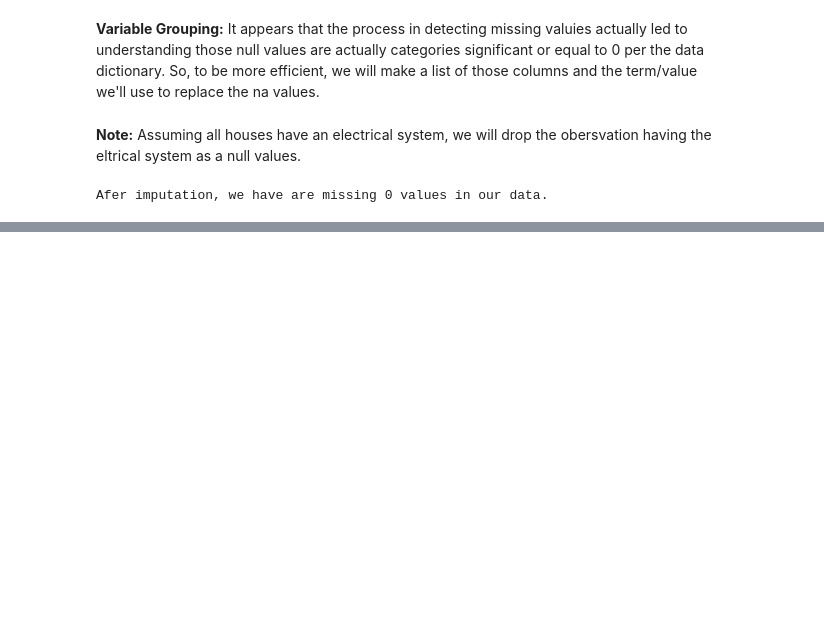
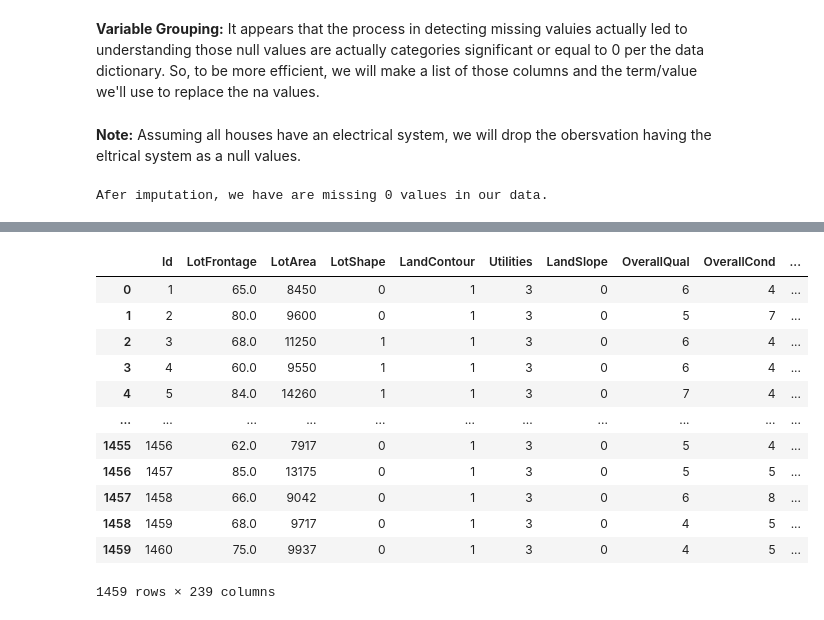
Before and after one commit to aorsot1/data_science_kaggle_datasets, a Jupyter notebook: house_price_predictions/house_price_prediction.ipynb, the cells around one changed output, grey strips where cells are left out. Cells and saved outputs as stored; diff of their text form; code cells hidden in the pictures; blank space fills up the shorter version.

```diff
--- a/house_price_predictions/house_price_prediction.ipynb
+++ b/house_price_predictions/house_price_prediction.ipynb
@@ -309,25 +329,45 @@ new_df.drop(columns=nominal, axis=1, inplace=True)
 # %%
 # Encoding cardinal categorical variables
-cardinal = {
-    'LotShape': {'Reg':0, 'IR1': 1, 'IR2':2, 'IR3':3},
-    'LandContour': {'Low':0, 'Lvl':1, 'Bnk':2, 'HLS':3},
-    'LandSlope': {'Gtl': 0, 'Mod': 1, 'Sev':2},
-    'OverallQual': {1: 0, 2: 1, 3:2, 4:3, 5:4, 6:5, 7:6, 8:7, 9:8, 10:9},
-    'OverallCond': {1: 0, 2: 1, 3:2, 4:3, 5:4, 6:5, 7:6, 8:7, 9:8, 10:9},
-    'ExterQual': {'Po':0, 'Fa':1, 'TA':2, 'Gd':3, 'Ex':4},
-    'ExterCond': {'Po':0, 'Fa':1, 'TA':2, 'Gd':3, 'Ex':4},
-    'BsmtQual': {'No Basement':0, 'Po':1, 'Fa':2, 'TA':3, 'Gd':4, 'Ex':5},
-    'BsmtCond': {'No Basement':0, 'Po':1, 'Fa':2, 'TA':3, 'Gd':4, 'Ex':5},
-    'BsmtExposure': {'No Basement':0, 'No':1, 'Mn':2, 'Av':3, 'Gd':4},
-    'BsmtFinType1': {'No Basement':0, 'Unf':1, 'LwQ':2, 'Rec':3, 'BLQ':4, 'ALQ':5, 'GLQ':6},
-    'BsmtFinType2': {'No Basement':0, 'Unf':1, 'LwQ':2, 'Rec':3, 'BLQ':4, 'ALQ':5, 'GLQ':6},
-    'HeatingQC': {'Po':0, 'Fa':1, 'TA':2, 'Gd':3, 'Ex':4},
-    'KitchenQual': {'Po':0, 'Fa':1, 'TA':2, 'Gd':3, 'Ex':4},
-    'FireplaceQu': {'No Fireplace':0, 'Po':1, 'Fa':2, 'TA':3, 'Gd':4, 'Ex':5},
-    'GarageFinish': {'No Garage':0, 'Unf':1, 'RFn':2, 'Fin':3},
-    'GarageQual': {'No Garage':0, 'Po':1, 'Fa':2, 'TA':3, 'Gd':4, 'Ex':5},
-    'GarageCond': {'No Garage':0, 'Po':1, 'Fa':2, 'TA':3, 'Gd':4, 'Ex':5},
-    'PavedDrive': {'N':0, 'P':1, 'Y':2},
-    'PoolQC': {'No Pool':0, 'Po':1, 'Fa':2, 'TA':3, 'Gd':4, 'Ex':5},
-    'Fence': {'No Fence':0, 'MnWw':1, 'GdWo':2, 'MnPrv':3, 'GdPrv':4},
-           }
+ordinal_cols_mapping = [
+    {"col" : 'LotShape', "mapping": {'Reg':0, 'IR1': 1, 'IR2':2, 'IR3':3}},
+    {"col" : 'LandContour', "mapping": {'Low':0, 'Lvl':1, 'Bnk':2, 'HLS':3}},
+    {"col" : 'Utilities', "mapping": {'ELO':0, 'NoSeWa':1, 'NoSewr':2, 'AllPub':3}},
+    {"col" : 'LandSlope', "mapping": {'Gtl': 0, 'Mod': 1, 'Sev':2}},
+    {"col" : 'OverallQual', "mapping": {1: 0, 2: 1, 3:2, 4:3, 5:4, 6:5, 7:6, 8:7, 9:8, 10:9}},
+    {"col" : 'OverallCond', "mapping": {1: 0, 2: 1, 3:2, 4:3, 5:4, 6:5, 7:6, 8:7, 9:8, 10:9}},
+    {"col" : 'ExterQual', "mapping": {'Po':0, 'Fa':1, 'TA':2, 'Gd':3, 'Ex':4}},
+    {"col" : 'ExterCond', "mapping": {'Po':0, 'Fa':1, 'TA':2, 'Gd':3, 'Ex':4}},
+    {"col" : 'BsmtQual', "mapping": {'No Basement':0, 'Po':1, 'Fa':2, 'TA':3, 'Gd':4, 'Ex':5}},
+    {"col" : 'BsmtCond', "mapping": {'No Basement':0, 'Po':1, 'Fa':2, 'TA':3, 'Gd':4, 'Ex':5}},
+    {"col" : 'BsmtExposure', "mapping": {'No Basement':0, 'No':1, 'Mn':2, 'Av':3, 'Gd':4}},
+    {"col" : 'BsmtFinType1', "mapping": {'No Basement':0, 'Unf':1, 'LwQ':2, 'Rec':3, 'BLQ':4, 'ALQ':5, 'GLQ':6}},
+    {"col" : 'BsmtFinType2', "mapping": {'No Basement':0, 'Unf':1, 'LwQ':2, 'Rec':3, 'BLQ':4, 'ALQ':5, 'GLQ':6}},
+    {"col" : 'HeatingQC', "mapping": {'Po':0, 'Fa':1, 'TA':2, 'Gd':3, 'Ex':4}},
+    {"col" : 'KitchenQual', "mapping": {'Po':0, 'Fa':1, 'TA':2, 'Gd':3, 'Ex':4}},
+    {"col" : 'FireplaceQu', "mapping": {'No Fireplace':0, 'Po':1, 'Fa':2, 'TA':3, 'Gd':4, 'Ex':5}},
+    {"col" : 'GarageFinish', "mapping": {'No Garage':0, 'Unf':1, 'RFn':2, 'Fin':3}},
+    {"col" : 'GarageQual', "mapping": {'No Garage':0, 'Po':1, 'Fa':2, 'TA':3, 'Gd':4, 'Ex':5}},
+    {"col" : 'GarageCond', "mapping": {'No Garage':0, 'Po':1, 'Fa':2, 'TA':3, 'Gd':4, 'Ex':5}},
+    {"col" : 'PavedDrive', "mapping": {'N':0, 'P':1, 'Y':2}},
+    {"col" : 'PoolQC', "mapping": {'No Pool':0, 'Po':1, 'Fa':2, 'TA':3, 'Gd':4, 'Ex':5}},
+    {"col" : 'PoolQC', "mapping":{'No Fence':0, 'MnWw':1, 'GdWo':2, 'MnPrv':3, 'GdPrv':4}}
+]
+
+# Applying label encoder
+ordenc = OrdinalEncoder(mapping = ordinal_cols_mapping, return_df = True)
+final_df = ordenc.fit_transform(card_df)
+final_df
+# %% [output]
+|  | Id | LotFrontage | LotArea | LotShape | LandContour | Utilities | LandSlope | OverallQual | OverallCond | ... |
+| 0 | 1 | 65.0 | 8450 | 0 | 1 | 3 | 0 | 6 | 4 | ... |
+| 1 | 2 | 80.0 | 9600 | 0 | 1 | 3 | 0 | 5 | 7 | ... |
+| 2 | 3 | 68.0 | 11250 | 1 | 1 | 3 | 0 | 6 | 4 | ... |
+| 3 | 4 | 60.0 | 9550 | 1 | 1 | 3 | 0 | 6 | 4 | ... |
+| 4 | 5 | 84.0 | 14260 | 1 | 1 | 3 | 0 | 7 | 4 | ... |
+| ... | ... | ... | ... | ... | ... | ... | ... | ... | ... | ... |
+| 1455 | 1456 | 62.0 | 7917 | 0 | 1 | 3 | 0 | 5 | 4 | ... |
+| 1456 | 1457 | 85.0 | 13175 | 0 | 1 | 3 | 0 | 5 | 5 | ... |
+| 1457 | 1458 | 66.0 | 9042 | 0 | 1 | 3 | 0 | 6 | 8 | ... |
+| 1458 | 1459 | 68.0 | 9717 | 0 | 1 | 3 | 0 | 4 | 5 | ... |
+| 1459 | 1460 | 75.0 | 9937 | 0 | 1 | 3 | 0 | 4 | 5 | ... |
+1459 rows × 239 columns
```
Also changed, not shown: parts of 3 cells of this notebook.
